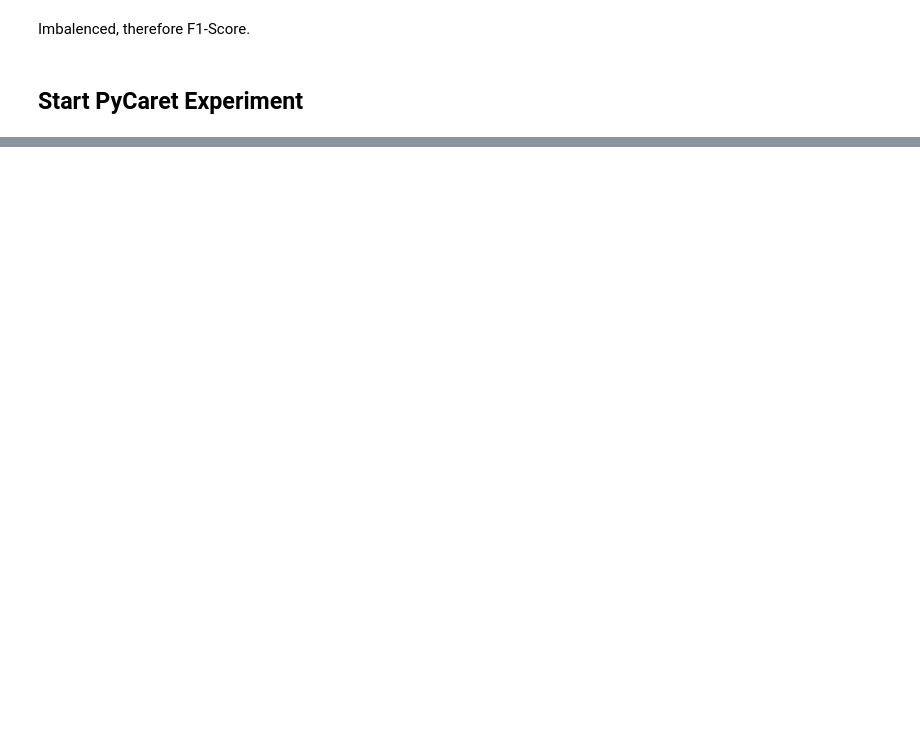
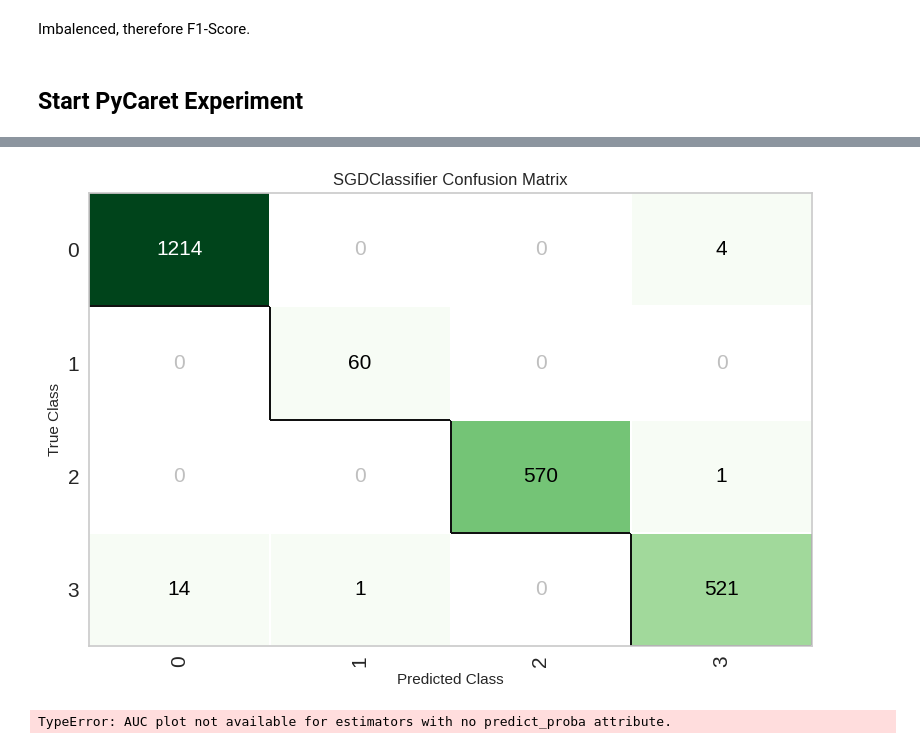
Before and after one commit to LepusMaximus/MultiModPunch, a Jupyter notebook: Example/Example_benchmark.ipynb, the cells around one changed output, grey strips where cells are left out. Drawn from its saved outputs; the diff is of its cells as text; code cells hidden in the pictures; blank space fills up the shorter version.

```diff
--- a/Example/Example_benchmark.ipynb
+++ b/Example/Example_benchmark.ipynb
@@ -66,3 +223,16 @@ pca_ae = PCA(n_components=counts_ae[1])
 Imbalenced, therefore F1-Score.
 # %% [markdown]
 ## Start PyCaret Experiment
+# %%
+from pycaret.classification import *
+from pycaret.classification import ClassificationExperiment
+ex= ClassificationExperiment()
+ex.setup(pdData,
+            target = "Labels",
+            train_size = 0.8,
+            fold = 5,
+            session_id = 123,
+            use_gpu = True,
+            log_experiment=False,
+            log_plots=False,
+            ignore_features = ['Stroke'])
@@ -68,0 +292,2 @@ Imbalenced, therefore F1-Score.
+# %%
+best = ex.compare_models(include=['svm','lr','knn'])
@@ -68,0 +305,5 @@ Imbalenced, therefore F1-Score.
+# %%
+set_current_experiment(ex)
+# plot confusion matrix
+plot_model(best, plot = 'confusion_matrix')
+# %% [output]
@@ -68,0 +311,7 @@ Imbalenced, therefore F1-Score.
+[figure, added]
+# %%
+set_current_experiment(ex)
+# plot AUC
+plot_model(best, plot = 'auc')
+# %% [output]
+TypeError: AUC plot not available for estimators with no predict_proba attribute.
```
Also changed, not shown: parts of 29 cells of this notebook, 1 other file.
